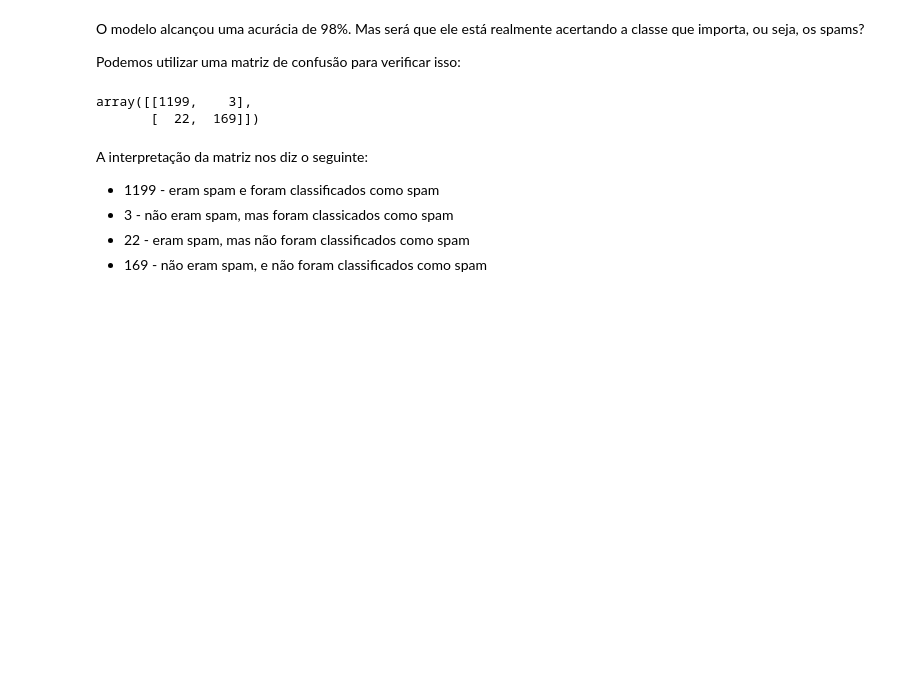
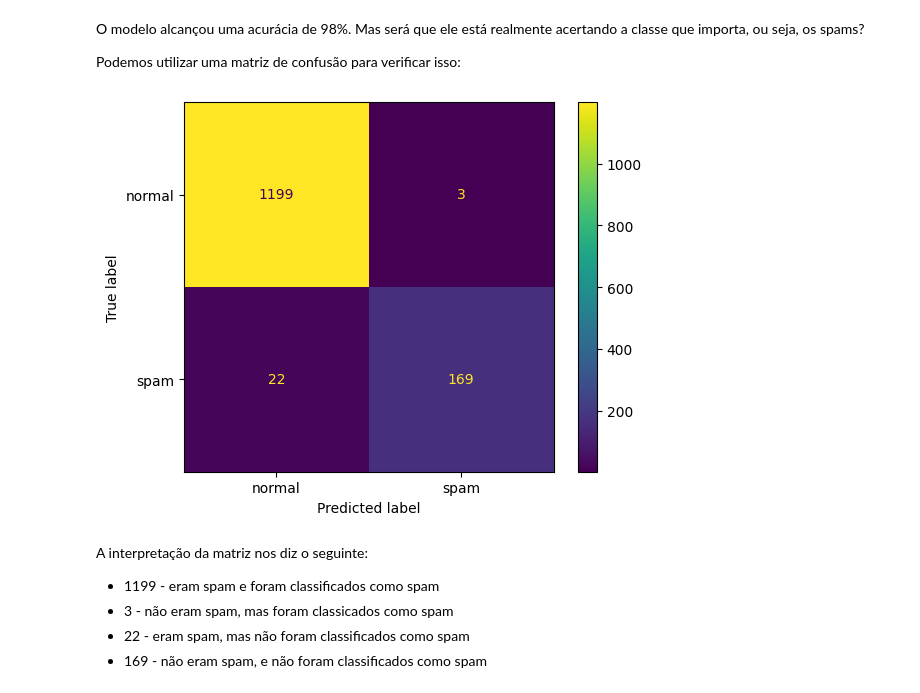
Before and after one commit to flavio-mota/fundamentos-pln, a Jupyter notebook: SIN260_Sistemas_Inteligentes_Introdução_ao_Processamento_de_Linguagem_Natural.ipynb, the cells around one changed output. Drawn from its saved outputs; the diff is of its cells as text; code cells hidden in the pictures; blank space fills up the shorter version.

```diff
--- a/SIN260_Sistemas_Inteligentes_Introdução_ao_Processamento_de_Linguagem_Natural.ipynb
+++ b/SIN260_Sistemas_Inteligentes_Introdução_ao_Processamento_de_Linguagem_Natural.ipynb
@@ -496,7 +495,8 @@ import numpy as np
 # %% [markdown]
 Agora, vamos carregar o conjunto de dados que contém os textos e a indicação se se trata de um spam ou não:
 # %%
-df = pd.read_csv('spam.csv',encoding='latin-1')
+url_spam = 'https://raw.githubusercontent.com/flavio-mota/fundamentos-pln/master/spam.csv'
+df = pd.read_csv(url_spam,encoding='latin-1')
 # checando as dimensões do conjunto de dados
 df.shape
 # %% [output]
@@ -599,11 +599,18 @@ metrics.accuracy_score(y_test,y_pred_class)
 O modelo alcançou uma acurácia de 98%. Mas será que ele está realmente acertando a classe que importa, ou seja, os spams?
 
 Podemos utilizar uma matriz de confusão para verificar isso:
-# %%
-metrics.confusion_matrix(y_test,y_pred_class)
-# %% [output]
-array([[1199,    3],
-       [  22,  169]])
+# %%
+import matplotlib.pyplot as plt
+from sklearn.metrics import confusion_matrix, ConfusionMatrixDisplay
+
+cm = confusion_matrix(y_test, y_pred_class, labels=nb.classes_)
+disp = ConfusionMatrixDisplay(confusion_matrix=cm,
+                              display_labels=['normal', 'spam'])
+disp.plot()
+
+plt.show()
+# %% [output]
+[figure, added]
 # %% [markdown]
 A interpretação da matriz nos diz o seguinte:
 * 1199 - eram spam e foram classificados como spam
```
Also changed, not shown: parts of 13 cells of this notebook, 1 other file.
